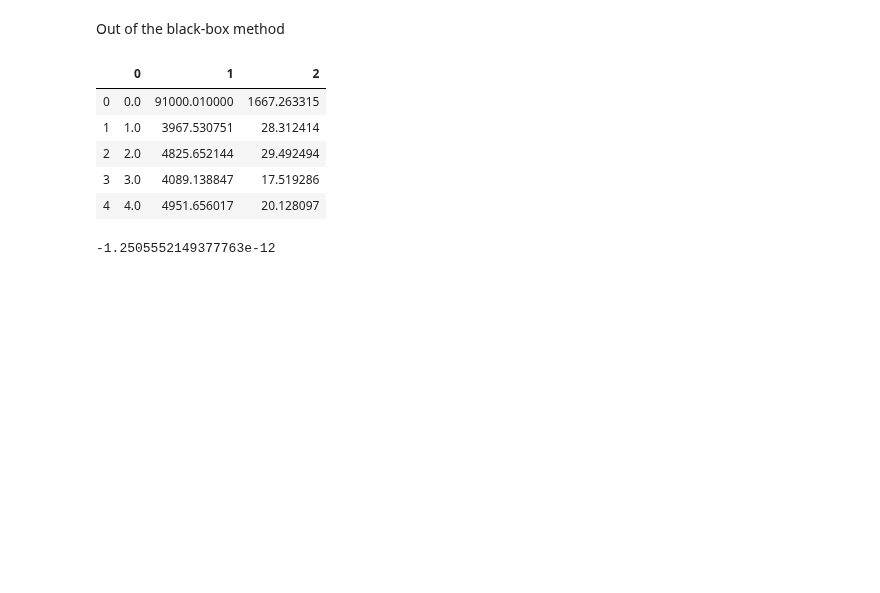
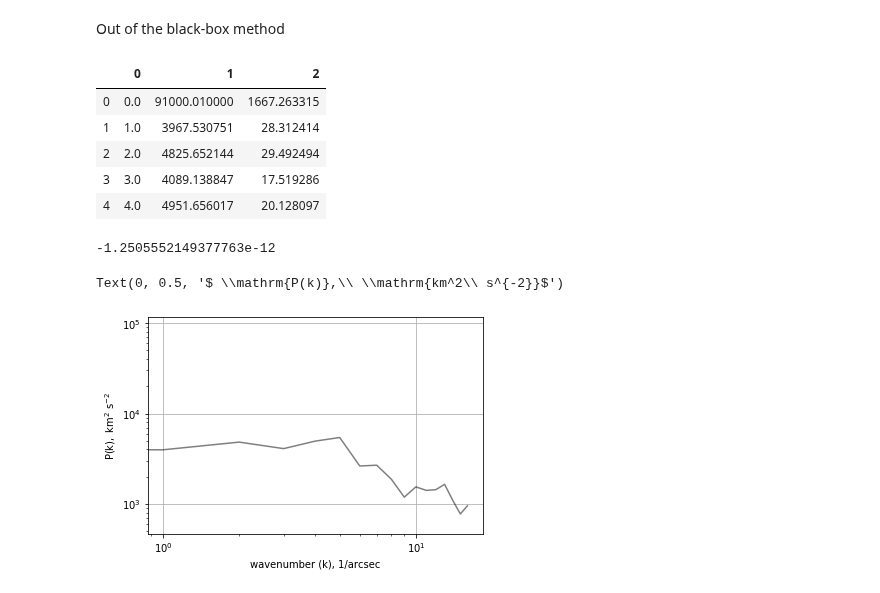
Before and after one commit to will-henney/JavGVastro-PhD, a Jupyter notebook: PSSBR.ipynb, the cells around one changed output. Saved outputs shown, nothing was run; the diff lists cells and outputs as text; code cells hidden in the pictures; blank space fills up the shorter version.

```diff
--- a/PSSBR.ipynb
+++ b/PSSBR.ipynb
@@ -118,6 +118,15 @@ Err_12=psd1D_1-psd1D_2[1]
 Err_12.sum()
 # %% [output]
 -1.2505552149377763e-12
+# %%
+plt.loglog(psd1D_1, color='k', alpha=0.5)
+plt.ylim(psd1D_2[1].min()*0.6, psd1D_2[1].max()*1.3)
+plt.grid()
+plt.xlabel('wavenumber (k), 1/arcsec')
+plt.ylabel(r'$ \mathrm{P(k)},\ \mathrm{km^2\ s^{-2}}$')
+# %% [output]
+Text(0, 0.5, '$ \\mathrm{P(k)},\\ \\mathrm{km^2\\ s^{-2}}$')
+[figure, added]
 # %%
 fig, ax=plt.subplots()
 sgrid = np.logspace(0.5, 1.2)
```
Also changed, not shown: parts of 1 cell of this notebook, 2 other files.
